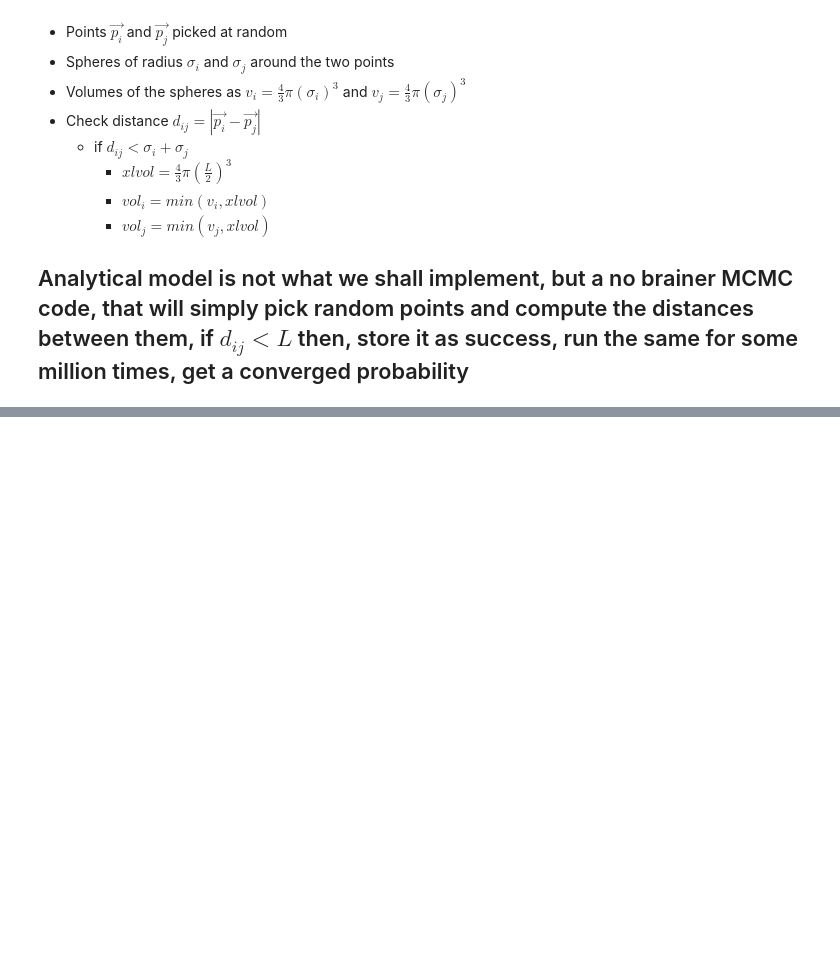
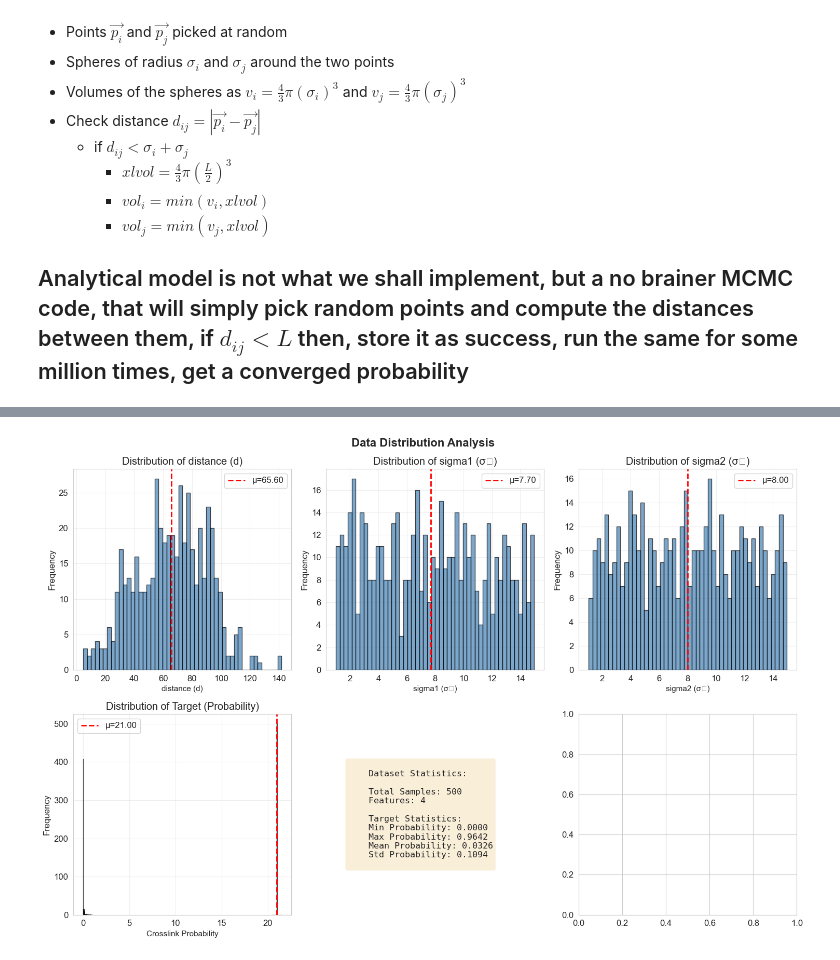
Before and after one commit to sreeganb/tri-center-xls, a Jupyter notebook: bayesian_trifunctional/nn_trifunctional.ipynb, the cells around one changed output, grey strips where cells are left out. Saved outputs shown, nothing was run; the diff lists cells and outputs as text; code cells hidden in the pictures; blank space fills up the shorter version.

```diff
--- a/bayesian_trifunctional/nn_trifunctional.ipynb
+++ b/bayesian_trifunctional/nn_trifunctional.ipynb
@@ -385,0 +651,92 @@ Saved visualization to output_figures/configurations_visualization.pdf
+# %%
+# ===================================================================
+# PART 3: EXPLORATORY DATA ANALYSIS (EDA)
+# ===================================================================
+
+def visualize_data_distribution(X, y, feature_names):
+    """
+    Visualize distributions of features and target variable.
+
+    This helps us understand:
+    - Range of values for each feature
+    - Whether data is balanced or skewed
+    - Potential outliers
+    """
+    fig, axes = plt.subplots(2, 3, figsize=(15, 10))
+    fig.suptitle('Data Distribution Analysis', fontsize=16, fontweight='bold')
+
+    # Plot distributions for each feature
+    for idx, (feature_name, ax) in enumerate(zip(feature_names, axes.flat[:4])):
+        ax.hist(X[:, idx], bins=50, alpha=0.7, color='steelblue', edgecolor='black')
+        ax.set_xlabel(feature_name, fontsize=11)
+        ax.set_ylabel('Frequency')
+        ax.set_title(f'Distribution of {feature_name}')
+        ax.grid(True, alpha=0.3)
+
+        # Add statistics
+        mean_val = np.mean(X[:, idx])
+        std_val = np.std(X[:, idx])
+        ax.axvline(mean_val, color='red', linestyle='--', linewidth=2,
+                   label=f'μ={mean_val:.2f}')
+        ax.legend()
+
+    # Plot target distribution
+    axes[1, 0].hist(y, bins=50, alpha=0.7, color='coral', edgecolor='black')
+    axes[1, 0].set_xlabel('Crosslink Probability')
+    axes[1, 0].set_ylabel('Frequency')
+    axes[1, 0].set_title('Distribution of Target (Probability)')
+    axes[1, 0].grid(True, alpha=0.3)
+
+    # Statistical summary
+    axes[1, 1].axis('off')
+    summary_text = f"""
+    Dataset Statistics:
+
+    Total Samples: {X.shape[0]:,}
+    Features: {X.shape[1]}
+
+    Target Statistics:
+    Min Probability: {y.min():.4f}
+    Max Probability: {y.max():.4f}
+    Mean Probability: {y.mean():.4f}
+    Std Probability: {y.std():.4f}
+    """
+    axes[1, 1].text(0.1, 0.5, summary_text, fontsize=12,
+                    verticalalignment='center', family='monospace',
+                    bbox=dict(boxstyle='round', facecolor='wheat', alpha=0.5))
+
+    plt.tight_layout()
+    return fig
+
+# Visualize data
+fig_dist = visualize_data_distribution(X_raw, y_raw, feature_names)
+plt.show()
+
+# Correlation analysis
+def plot_correlation_matrix(X, y, feature_names):
+    """
+    Visualize correlations between features and target.
+
+    High correlation between features might indicate redundancy.
+    Correlation with target shows predictive power.
+    """
+    # Combine features and target
+    data_combined = np.hstack([X, y])
+    labels = feature_names + ['Probability']
+
+    # Compute correlation matrix
+    corr_matrix = np.corrcoef(data_combined.T)
+
+    # Plot heatmap
+    fig, ax = plt.subplots(figsize=(10, 8))
+    sns.heatmap(corr_matrix, annot=True, fmt='.3f', cmap='coolwarm',
+                xticklabels=labels, yticklabels=labels,
+                center=0, vmin=-1, vmax=1, square=True, ax=ax)
+    ax.set_title('Feature Correlation Matrix', fontsize=14, fontweight='bold')
+    plt.tight_layout()
+    return fig
+
+fig_corr = plot_correlation_matrix(X_raw, y_raw, feature_names)
+plt.show()
+# %% [output]
+[figure, added]
```
Also changed, not shown: parts of 16 cells of this notebook.
